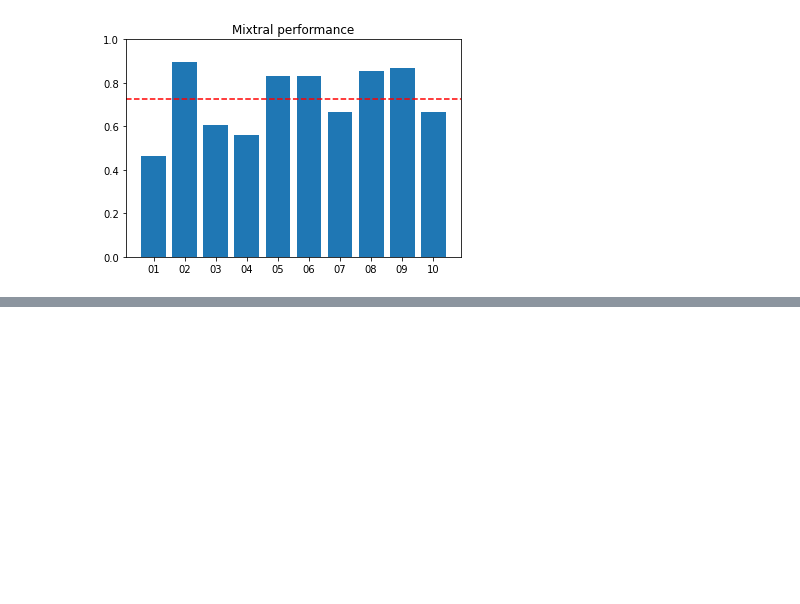
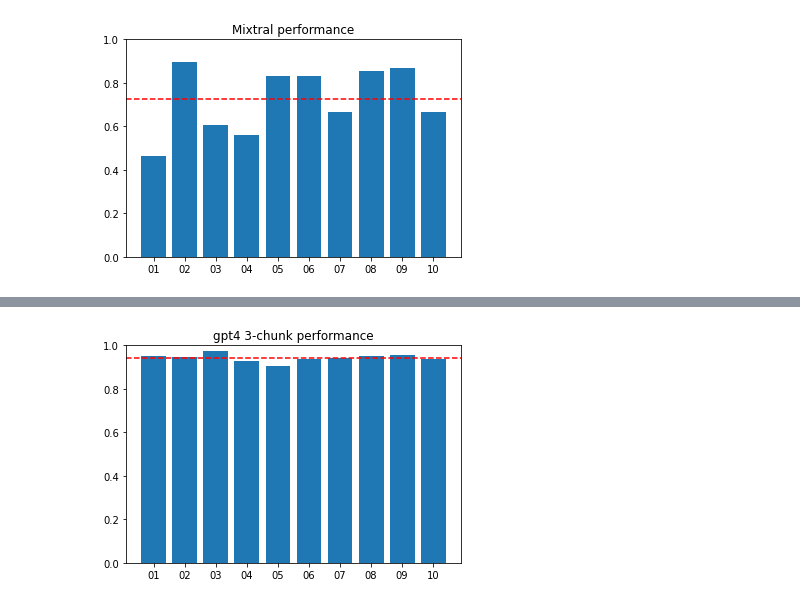
Before and after one commit to anniejain24/Diarization, a Jupyter notebook: diarized-labels-evaluation/levenshtein_diar_eval.ipynb, the cells around one changed output, grey strips where cells are left out. Saved outputs shown, nothing was run; the diff lists cells and outputs as text; code cells hidden in the pictures; blank space fills up the shorter version.

```diff
--- a/diarized-labels-evaluation/levenshtein_diar_eval.ipynb
+++ b/diarized-labels-evaluation/levenshtein_diar_eval.ipynb
@@ -579,0 +620,3 @@ plt.show()
+# %%
+diar_path = '/archive/shared/sim_center/shared/annie/gpt4_3chunk_pass2/'
+g4_3chunk = eval_transcript(id_set1, diar_path=diar_path)
@@ -579,0 +639,9 @@ plt.show()
+# %%
+g4_3 = np.mean([g4_3chunk[token][1] for token in g4_3chunk])
+plt.bar([id[:2] for id in id_set1], [g4_3chunk[token][1] for token in g4_3chunk])
+plt.axhline(y = g4_3, color = 'r', linestyle = '--')
+plt.ylim(0, 1)
+plt.title("gpt4 3-chunk performance")
+plt.show()
+# %% [output]
+[figure, added]
```
Also changed, not shown: parts of 13 cells of this notebook, 40 other files.
